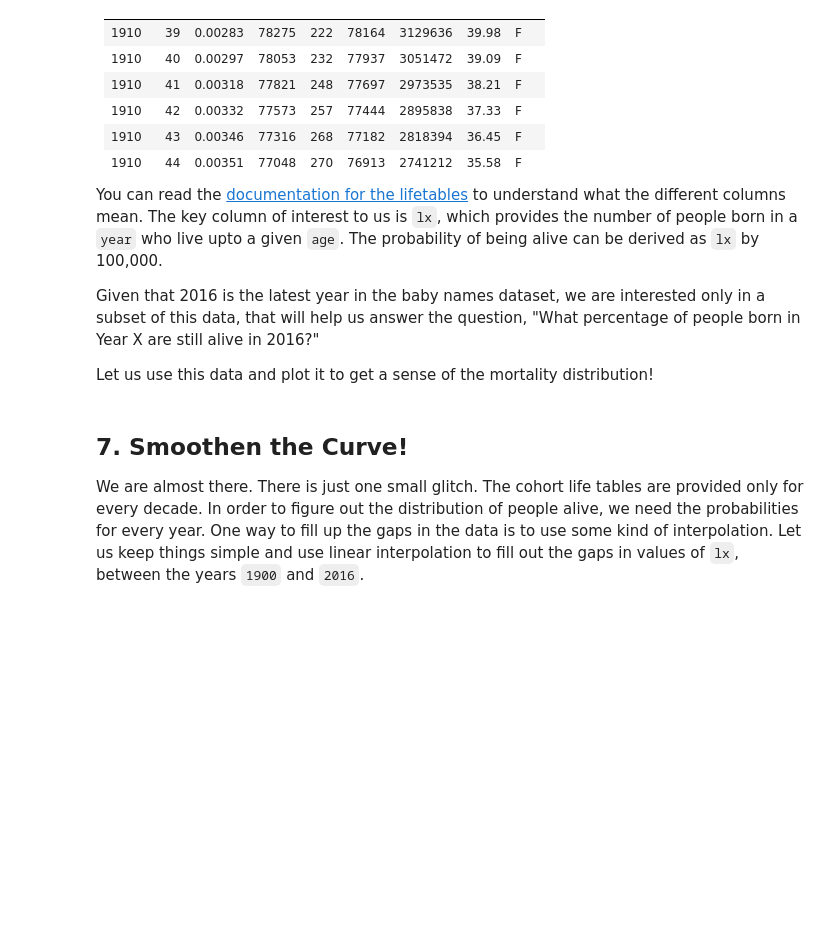
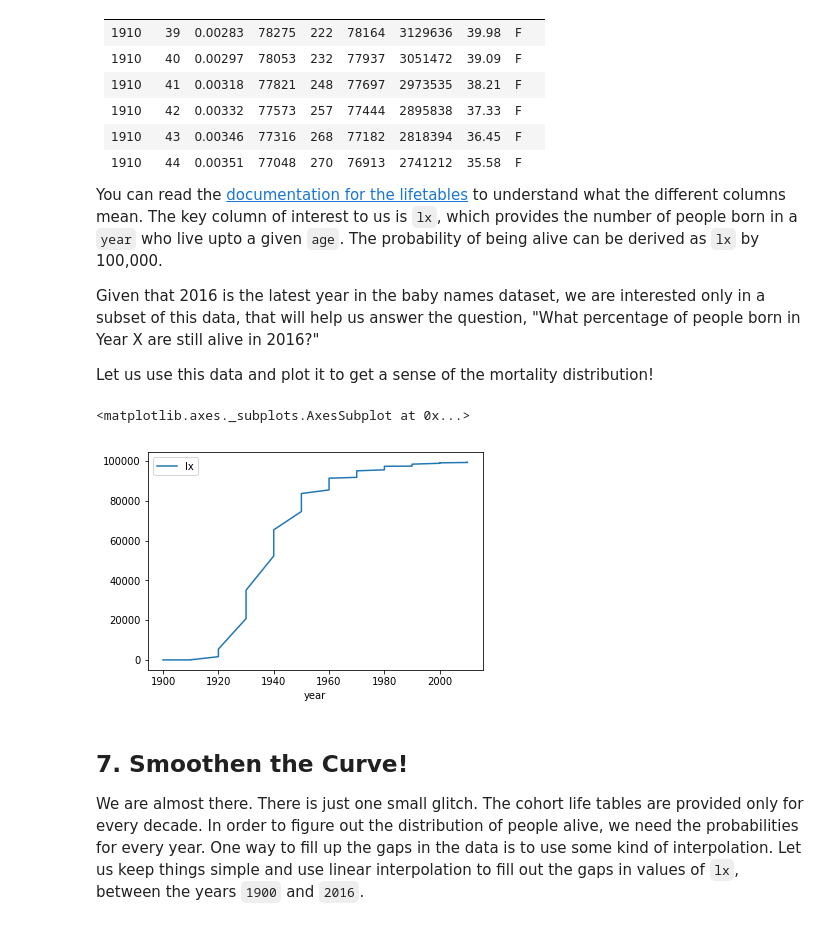
Before and after one commit to leighirving/Whats-in-a-name, a Jupyter notebook: whats_in_a_name_notebook.ipynb, the cells around one changed output. Drawn from its saved outputs; the diff is of its cells as text; code cells hidden in the pictures; blank space fills up the shorter version.

Commit message:
Plotted life expectancy vs year

```diff
--- a/whats_in_a_name_notebook.ipynb
+++ b/whats_in_a_name_notebook.ipynb
@@ -207,12 +207,16 @@ print(top10_trendy_names)
 <p>Let us use this data and plot it to get a sense of the mortality distribution!</p>
 # %%
 # Read lifetables from datasets/lifetables.csv
-
+lifetables = pd.read_csv('/Users/lirving/Whats-in-a-name/lifetables.csv')
 
 # Extract subset relevant to those alive in 2016
-
+lifetables_2016 = lifetables[lifetables['year'] + lifetables['age'] == 2016]
 
 # Plot the mortality distribution: year vs. lx
+lifetables_2016.plot(x = 'year', y = 'lx')
+# %% [output]
+<matplotlib.axes._subplots.AxesSubplot at 0x...>
+[figure, added]
 # %% [markdown]
 ## 7. Smoothen the Curve!
 <p>We are almost there. There is just one small glitch. The cohort life tables are provided only for every decade. In order to figure out the distribution of people alive, we need the probabilities for every year. One way to fill up the gaps in the data is to use some kind of interpolation. Let us keep things simple and use linear interpolation to fill out the gaps in values of <code>lx</code>, between the years <code>1900</code> and <code>2016</code>.</p>
```
